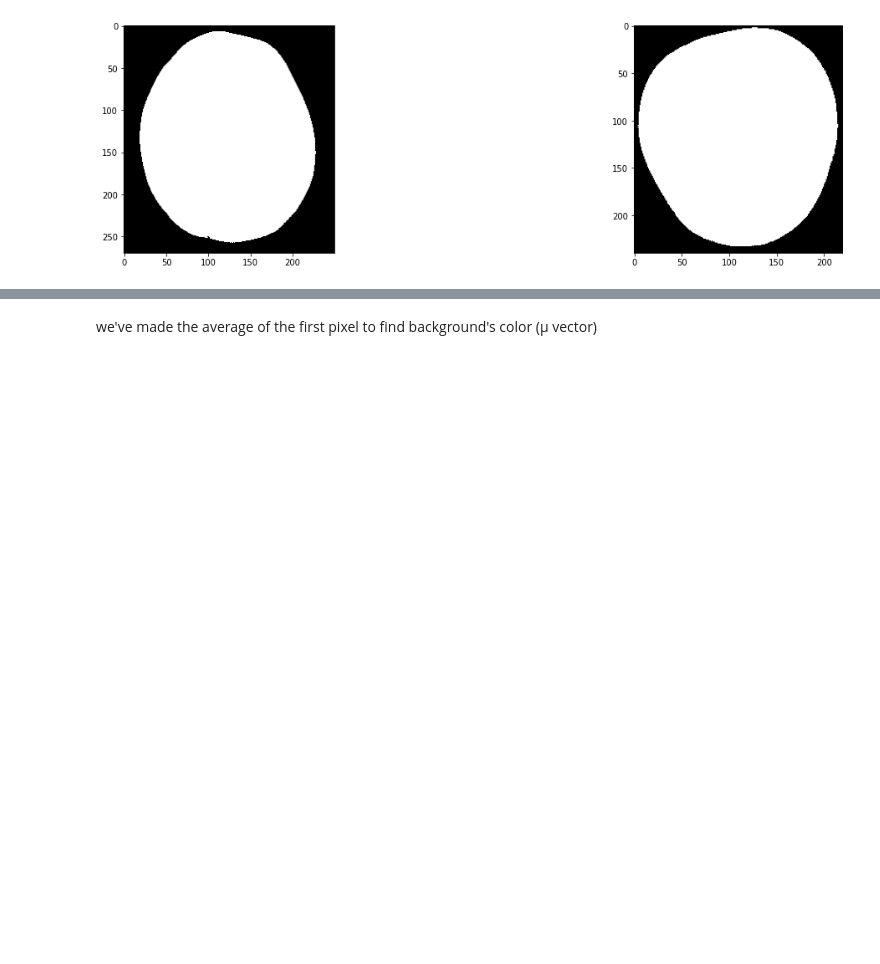
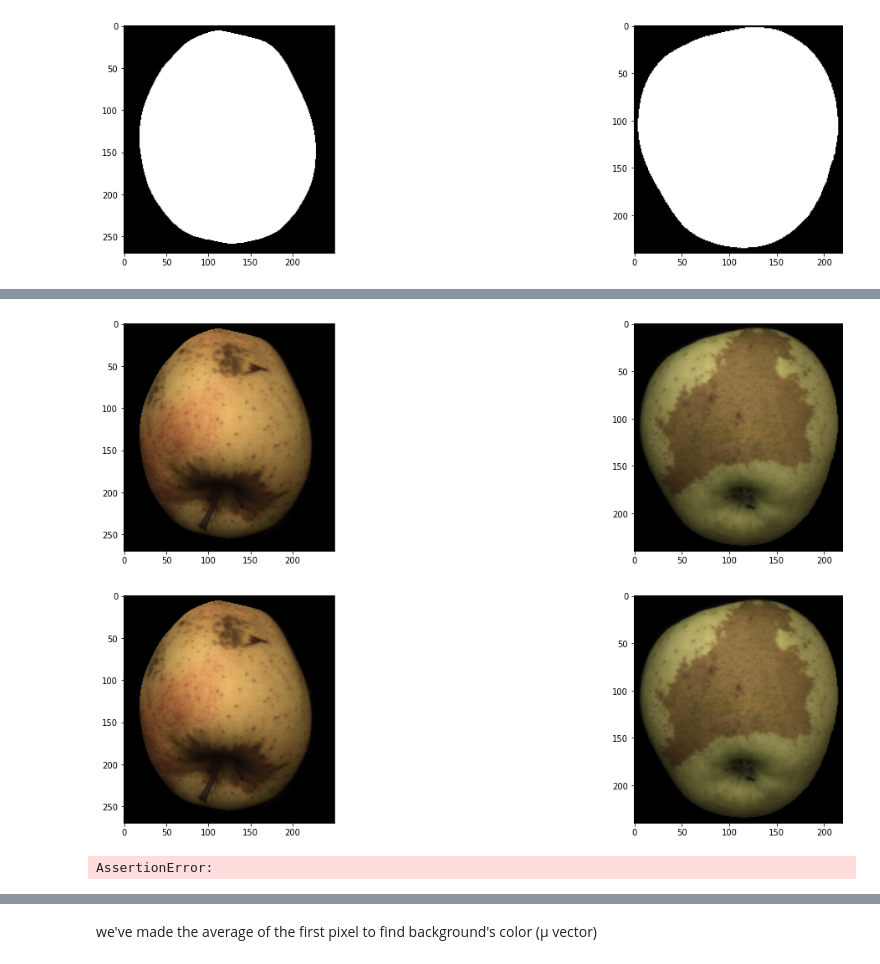
Before and after one commit to valentinaboriano/Computer-Vision, a Jupyter notebook: fruit-inspection.ipynb, the cells around one changed output, grey strips where cells are left out. Saved outputs shown, nothing was run; the diff lists cells and outputs as text; code cells hidden in the pictures; blank space fills up the shorter version.

```diff
--- a/fruit-inspection.ipynb
+++ b/fruit-inspection.ipynb
@@ -274,3 +276,45 @@ Algoritmo che trova il vettore rgb dello sfondo
+# %%
+results_2 = []
+plt.figure(figsize=(20, 5))
+for i, rgb in enumerate(rgb_2):
+    m, n, _ = rgb.shape
+    for j in range(m):
+        for k in range(n):
+            if masks2[i][j,k] == 0:
+                rgb[j,k,0] = masks2[i][j,k]
+                rgb[j,k,1] = masks2[i][j,k]
+                rgb[j,k,2] = masks2[i][j,k]
+    results_2.append(rgb)
+    plt.subplot(1,N,i+1)
+    plt.imshow(rgb)
+
+results_3 = []
+plt.figure(figsize=(20, 5))
+for i, rgb in enumerate(rgb_2):
+    m, n, _ = rgb.shape
+    for j in range(m):
+        for k in range(n):
+            if ff_masks2[i][j,k] == 0:
+                rgb[j,k,0] = ff_masks2[i][j,k]
+                rgb[j,k,1] = ff_masks2[i][j,k]
+                rgb[j,k,2] = ff_masks2[i][j,k]
+    results_3.append(rgb)
+    plt.subplot(1,N,i+1)
+    plt.imshow(rgb)
+# %% [output]
+[figure, added]
+[figure, added]
+# %%
+p_variance_list = []
+b = np.array
+for i, rgb in enumerate(results_2):
+    m, n, _ = rgb.shape
+    data = rgb[:,:,1].copy()
+    data = data.ravel()
+    statistics.pvariance(data)
+print( p_variance_list)
+# %% [output]
+AssertionError:
 # %%
 '''import sys                      # System bindings                      # OpenCV bindings
 import numpy as np
```
Also changed, not shown: parts of 13 cells of this notebook.
